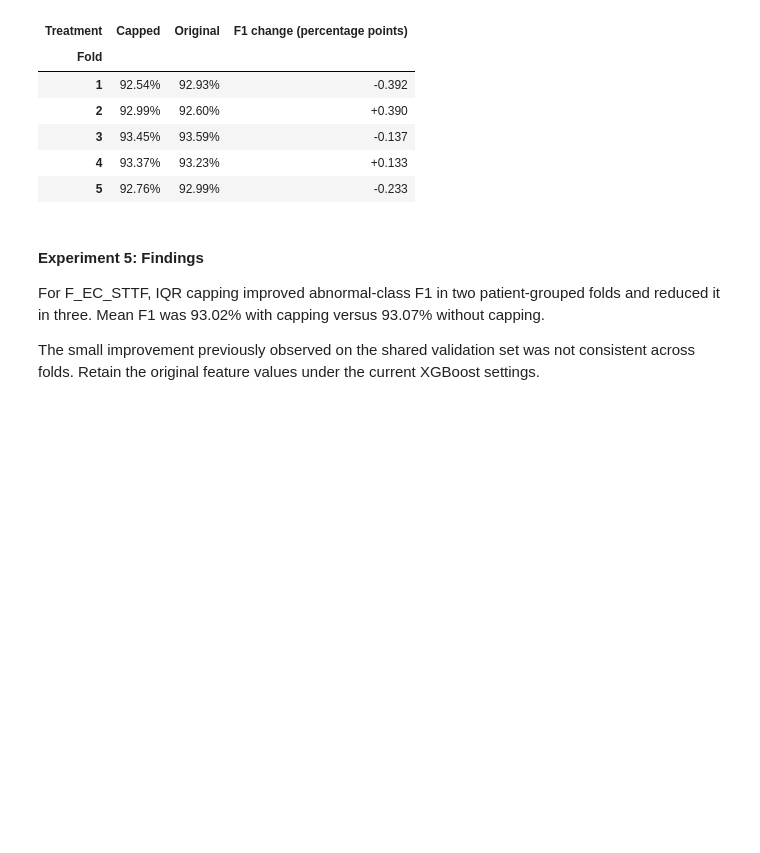
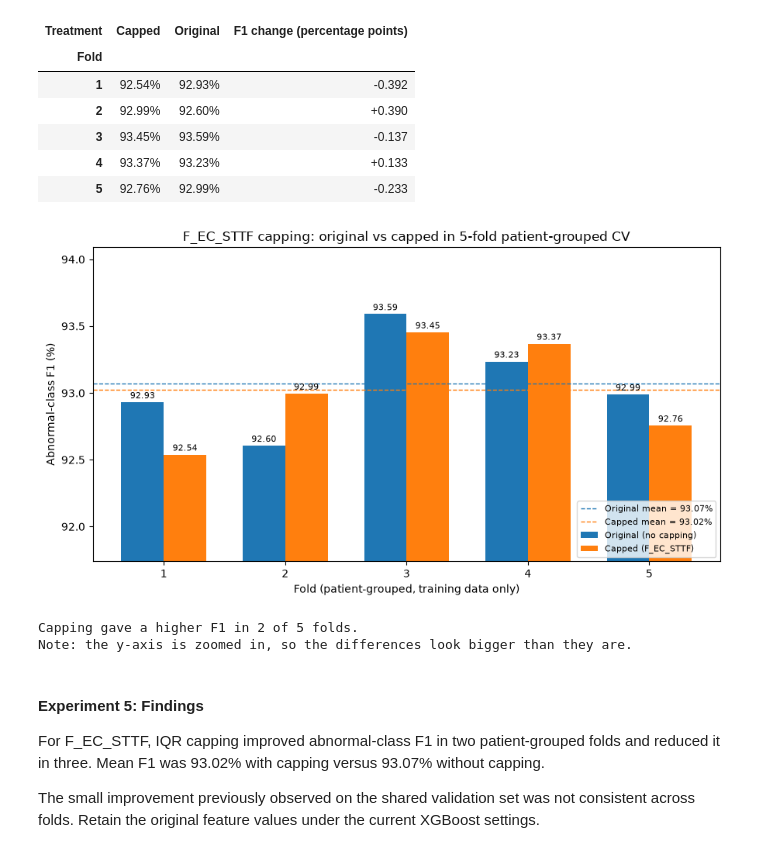
Before and after one commit to CheraX-AI/Machine-Learning-Based-Fetal-Well-being-Classification-Using-Cardiotocography-Features, a Jupyter notebook: notebooks/02_preprocessing.ipynb, the cells around one changed output. Cells and saved outputs as stored; diff of their text form; code cells hidden in the pictures; blank space fills up the shorter version.

```diff
--- a/notebooks/02_preprocessing.ipynb
+++ b/notebooks/02_preprocessing.ipynb
@@ -1723,6 +1724,68 @@ Paired F1 comparison:
 | 3 | 93.45% | 93.59% | -0.137 |
 | 4 | 93.37% | 93.23% | +0.133 |
 | 5 | 92.76% | 92.99% | -0.233 |
+# %%
+# Graph: abnormal-class F1 in each of the 5 patient-grouped folds (Original vs Capped).
+# It only DRAWS the paired_f1 table made in the cell above, so no model is trained again.
+import matplotlib.pyplot as plt
+
+# Take the numbers from the table (they are fractions, so multiply by 100 for percent)
+fold_numbers = list(paired_f1.index)
+original_f1 = list(paired_f1["Original"] * 100)
+capped_f1 = list(paired_f1["Capped"] * 100)
+
+# Average F1 of each treatment over the 5 folds
+original_mean = sum(original_f1) / len(original_f1)
+capped_mean = sum(capped_f1) / len(capped_f1)
+
+# Put the two bars of each fold side by side
+bar_width = 0.35
+original_positions = []
+capped_positions = []
+for fold in fold_numbers:
+    original_positions.append(fold - bar_width / 2)
+    capped_positions.append(fold + bar_width / 2)
+
+fig, ax = plt.subplots(figsize=(9, 5))
+ax.bar(original_positions, original_f1, width=bar_width, label="Original (no capping)")
+ax.bar(capped_positions, capped_f1, width=bar_width, label="Capped (F_EC_STTF)")
+
+# Dashed lines show the average of each treatment
+ax.axhline(original_mean, linestyle="--", linewidth=1, color="C0",
+           label=f"Original mean = {original_mean:.2f}%")
+ax.axhline(capped_mean, linestyle="--", linewidth=1, color="C1",
+           label=f"Capped mean = {capped_mean:.2f}%")
+
+# Write the F1 value above every bar
+for position, value in zip(original_positions, original_f1):
+    ax.text(position, value + 0.03, f"{value:.2f}", ha="center", fontsize=8)
+for position, value in zip(capped_positions, capped_f1):
+    ax.text(position, value + 0.03, f"{value:.2f}", ha="center", fontsize=8)
+
+# Zoom the y-axis so small differences are visible (the differences are under 1 point)
+lowest_value = min(original_f1 + capped_f1)
+highest_value = max(original_f1 + capped_f1)
+ax.set_ylim(lowest_value - 0.8, highest_value + 0.5)
+
+ax.set_xticks(fold_numbers)
+ax.set_xlabel("Fold (patient-grouped, training data only)")
+ax.set_ylabel("Abnormal-class F1 (%)")
+ax.set_title("F_EC_STTF capping: original vs capped in 5-fold patient-grouped CV")
+ax.legend(fontsize=8, loc="lower right")
+plt.tight_layout()
+plt.show()
+
+# Count in how many folds capping gave a higher F1
+folds_capping_won = 0
+for original_value, capped_value in zip(original_f1, capped_f1):
+    if capped_value > original_value:
+        folds_capping_won = folds_capping_won + 1
+print("Capping gave a higher F1 in", folds_capping_won, "of", len(fold_numbers), "folds.")
+print("Note: the y-axis is zoomed in, so the differences look bigger than they are.")
+# %% [output]
+[figure, added]
+Capping gave a higher F1 in 2 of 5 folds.
+Note: the y-axis is zoomed in, so the differences look bigger than they are.
 # %% [markdown]
 #### Experiment 5: Findings
 
```
Also changed, not shown: parts of 2 cells of this notebook, 3 other files.
